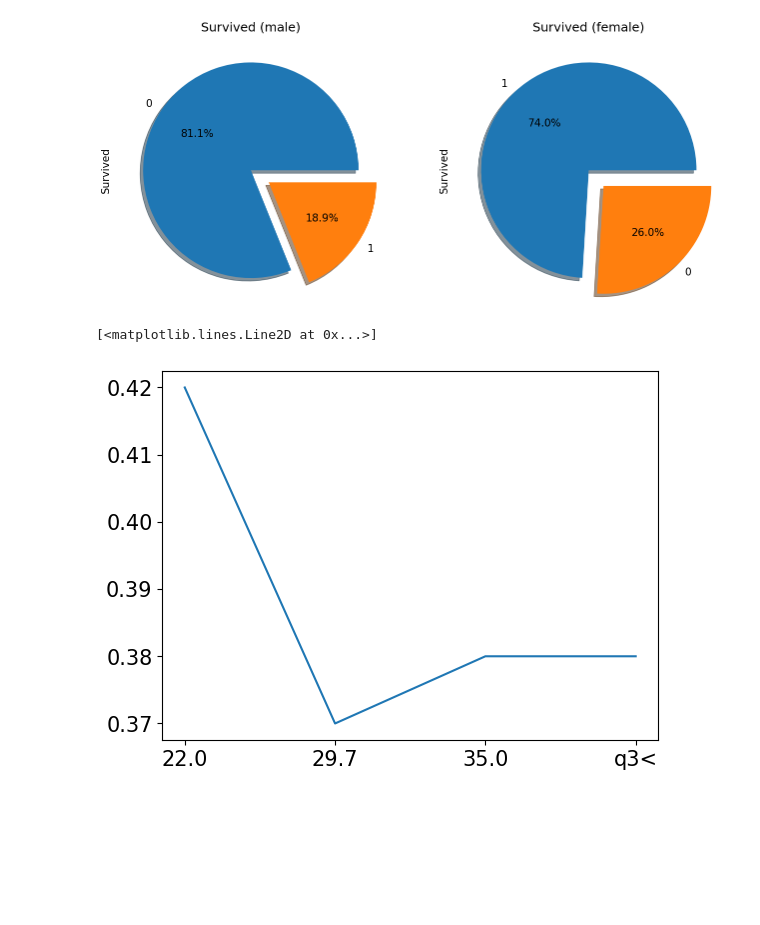
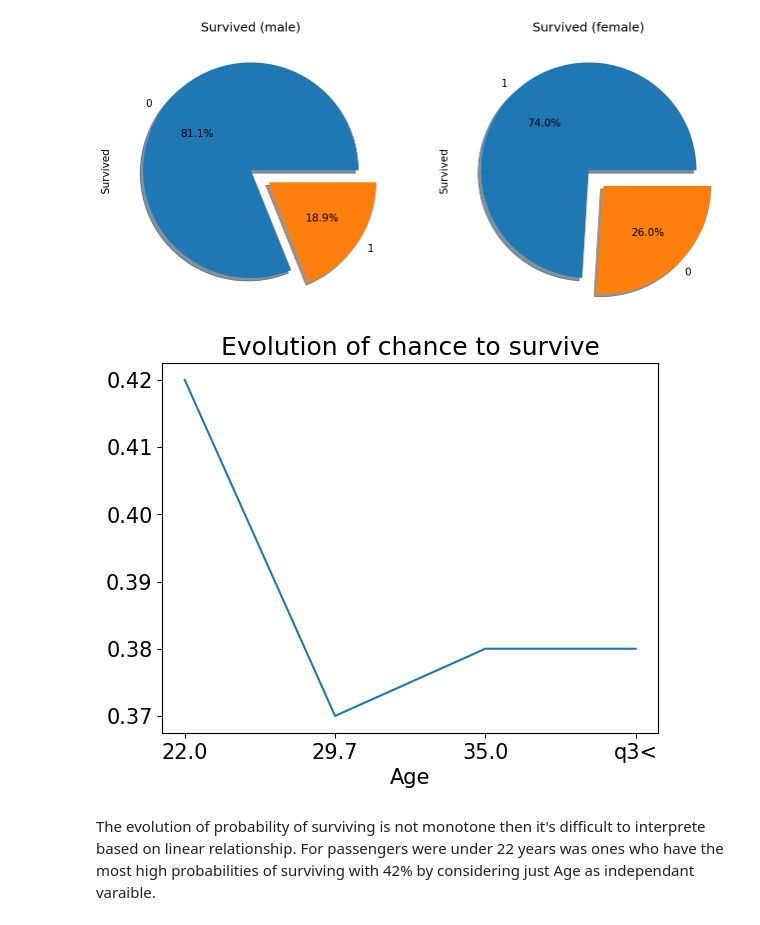
Before and after one commit to kaminosekai54/EDA-TITANIC, a Jupyter notebook: MiniProject 1.ipynb, the cells around one changed output. Saved outputs shown, nothing was run; the diff lists cells and outputs as text; code cells hidden in the pictures; blank space fills up the shorter version.

```diff
--- a/MiniProject 1.ipynb
+++ b/MiniProject 1.ipynb
@@ -231,9 +232,13 @@ def survivable_probability(df,feature):
 # %%
 survivable_probabilities=survivable_probability(train_titanic,"Age")
 plt.plot(survivable_probabilities.keys(),survivable_probabilities.values())
+plt.title("Evolution of chance to survive")
+plt.xlabel("Age")
+plt.show()
 # %% [output]
-[<matplotlib.lines.Line2D at 0x...>]
-[figure, old version]
+[figure, new version]
+# %% [markdown]
+The evolution of probability of surviving is not monotone then it's difficult to interprete based on linear relationship. For passengers were under 22 years was ones who have the most high probabilities of surviving with 42% by considering just Age as independant varaible.
 # %%
 survivable_probabilities=survivable_probability(train_titanic,"Fare")
 plt.plot(survivable_probabilities.keys(),survivable_probabilities.values())
```
Also changed, not shown: parts of 9 cells of this notebook, 1 other file.
